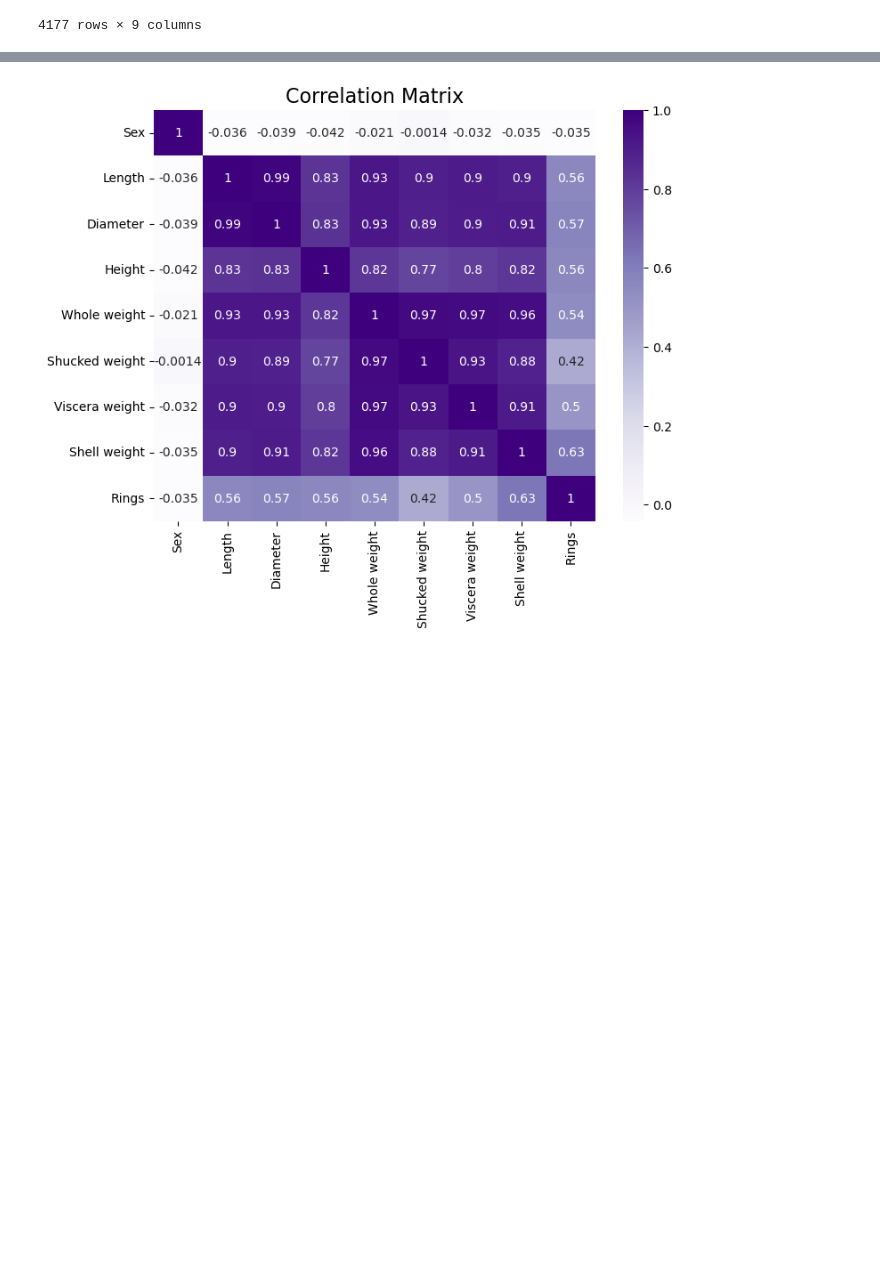
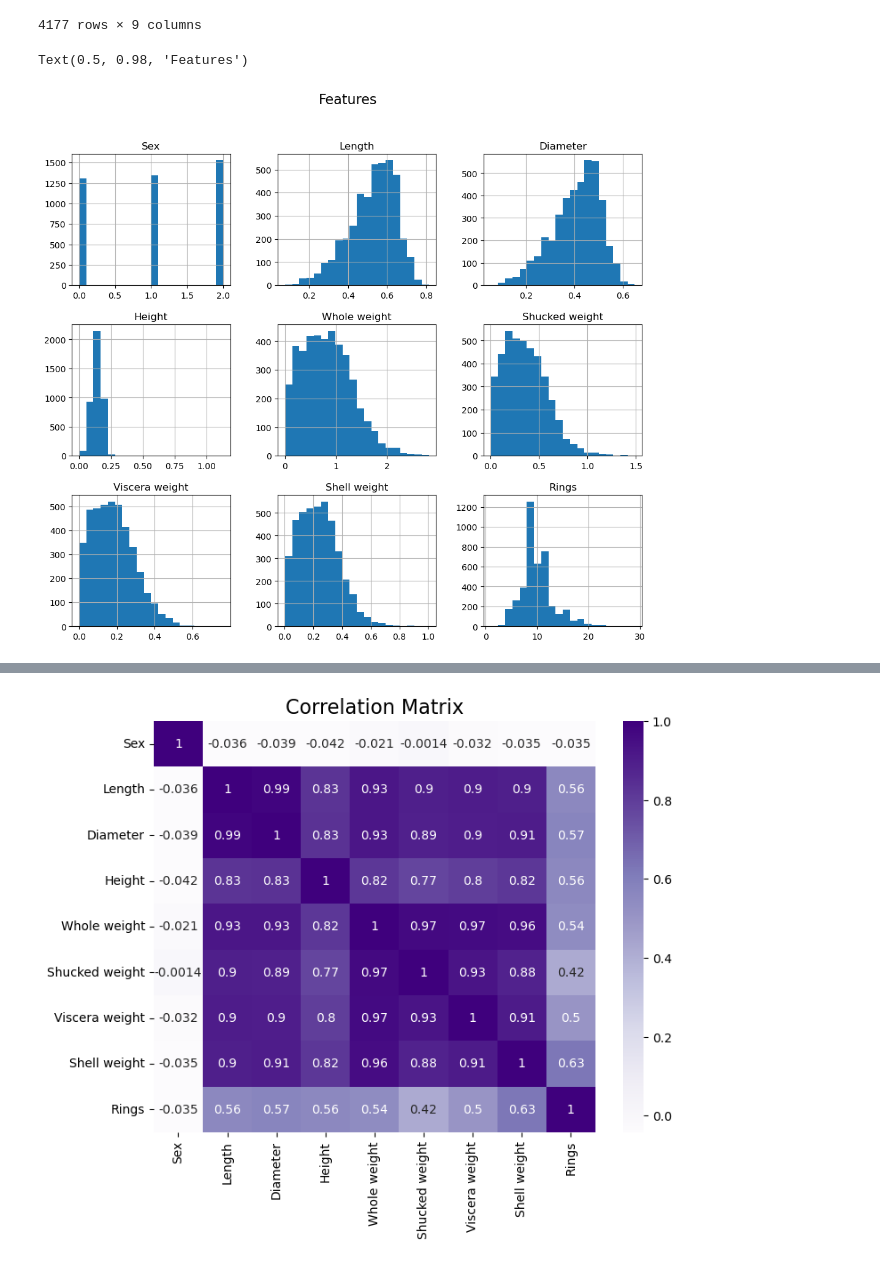
Before and after one commit to mertkaynak08/Abalone, a Jupyter notebook: Abalone.ipynb, the cells around one changed output, grey strips where cells are left out. Drawn from its saved outputs; the diff is of its cells as text; code cells hidden in the pictures; blank space fills up the shorter version.

```diff
--- a/Abalone.ipynb
+++ b/Abalone.ipynb
@@ -101,3 +104,9 @@ data
 | 4175 | 0 | 0.625 | 0.485 | 0.150 | 1.0945 | 0.5310 | 0.2610 | 0.2960 | ... |
 | 4176 | 2 | 0.710 | 0.555 | 0.195 | 1.9485 | 0.9455 | 0.3765 | 0.4950 | ... |
 4177 rows × 9 columns
+# %%
+data.hist(bins=20, figsize=(12, 10))
+plt.suptitle("Features", fontsize=16)
+# %% [output]
+Text(0.5, 0.98, 'Features')
+[figure, added]
```
Also changed, not shown: parts of 7 cells of this notebook.
